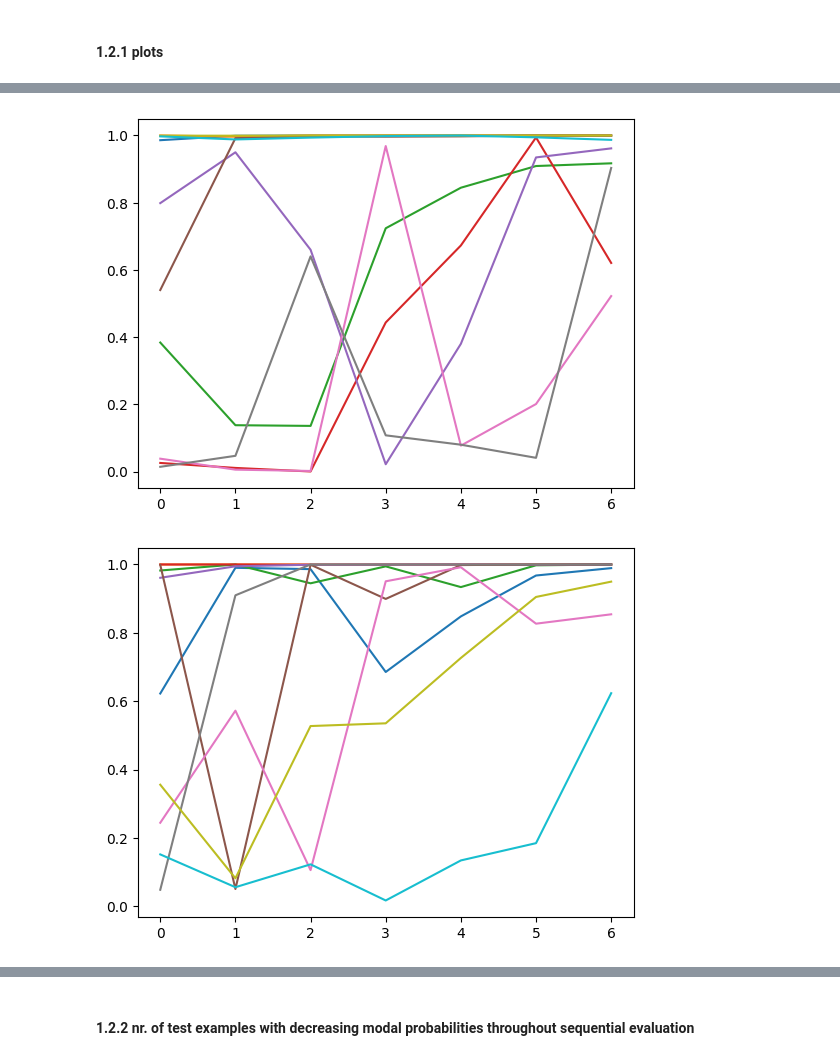
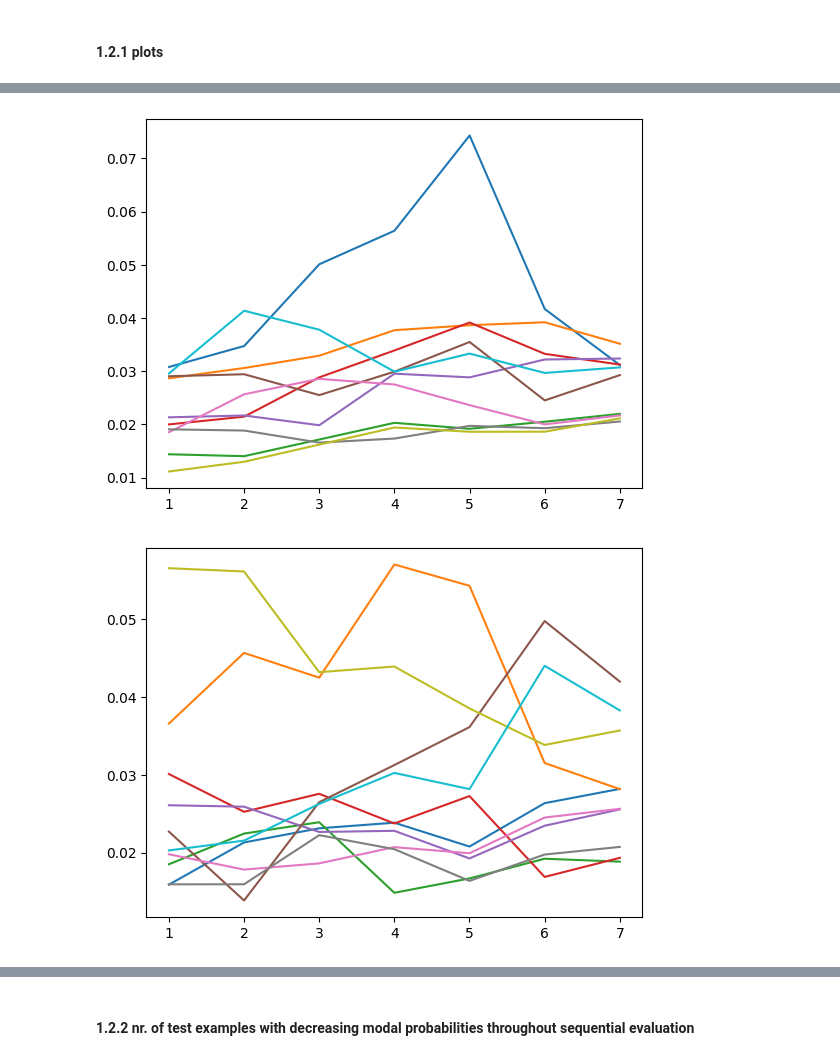
Before and after one commit to metodj/MSDNet-PyTorch, a Jupyter notebook: modal_probs.ipynb, the cells around one changed output, grey strips where cells are left out. Saved outputs shown, nothing was run; the diff lists cells and outputs as text; code cells hidden in the pictures.

Commit message:
more monotonicity plots

```diff
--- a/modal_probs.ipynb
+++ b/modal_probs.ipynb
@@ -10,17 +10,17 @@ import random
 from typing import Dict
 import scipy
 # %%
-# MODEL_FOLDER = 'models_poe'
+MODEL_FOLDER = 'models_poe'  # alpha=0, sigmoid T schedule from 2 to 16
+LIKELIHOOD = 'OVR'
+EPOCH = 299
+
+# MODEL_FOLDER = 'models'
+# LIKELIHOOD = 'softmax'
+# EPOCH = 299
+
+# MODEL_FOLDER = 'models_poe_alpha_0'  # alpha=0, constant T kept at 1, wandb run id 15
 # LIKELIHOOD = 'OVR'
 # EPOCH = 299
-
-MODEL_FOLDER = 'models'
-LIKELIHOOD = 'softmax'
-EPOCH = 299
-
-# MODEL_FOLDER = 'models_poe_untempered'
-# LIKELIHOOD = 'OVR'
-# EPOCH = 149
 # %% [markdown]
 ## 0.1 Utils
 # %%
@@ -283,7 +320,7 @@ for _ in range(5):
     samples = random.sample(range(10000), 10)
     for i in samples:
         probs_i = _probs[:, i, _preds[i]].cpu()
-        plt.plot(list(range(len(probs_i))), probs_i, label=f'{i}');
+        plt.plot(list(range(1, len(probs_i) + 1)), probs_i, label=f'{i}');
     # plt.savefig('/home/metod/Desktop/PhD/year1/PoE/MSDNet-PyTorch/modal_probs.pdf')
     plt.show()
 # %% [output]
@@ -292,2 +329,2 @@ for _ in range(5):
-[figure, old version]
+[figure, new version]
-[figure, old version]
+[figure, new version]
```
Also changed, not shown: parts of 32 cells of this notebook.
